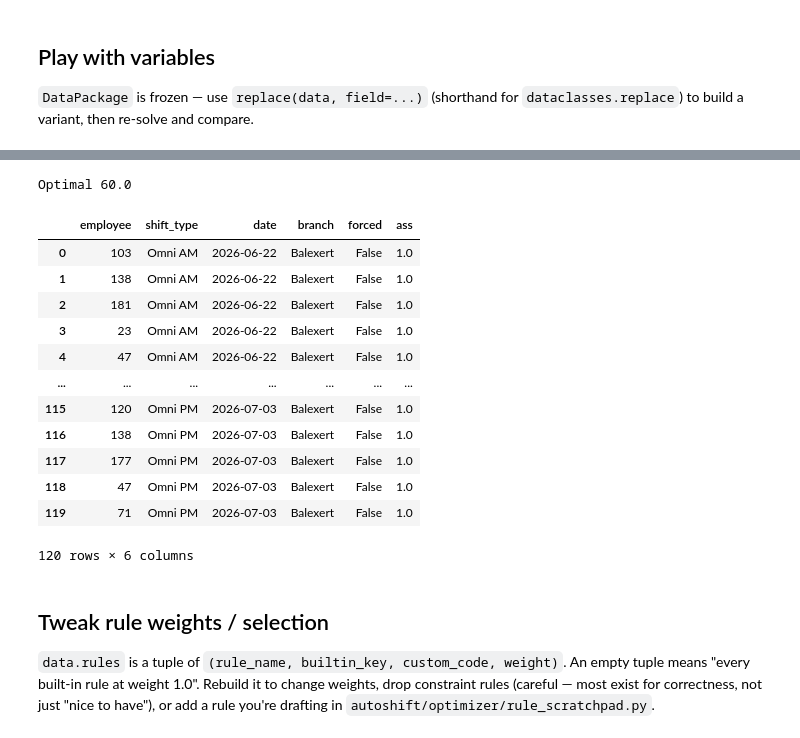
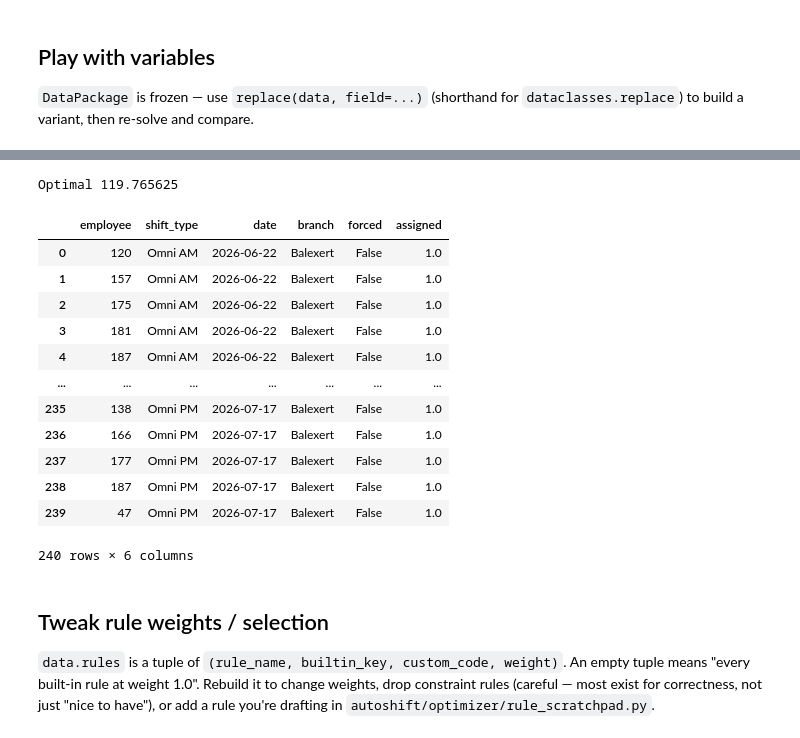
Before and after one commit to CMDBB/autoshift, a Jupyter notebook: sandbox/playground.ipynb, the cells around one changed output, grey strips where cells are left out. Drawn from its saved outputs; the diff is of its cells as text; code cells hidden in the pictures.

```diff
--- a/sandbox/playground.ipynb
+++ b/sandbox/playground.ipynb
@@ -36,7 +29,7 @@ logging.getLogger().setLevel(logging.DEBUG)
 
 Point this at whichever file `capture-datapackage` produced.
 # %%
-SNAPSHOT = Path("snapshots/AS-2026-06-22-051.json")
+SNAPSHOT = Path("snapshots/AS-2026-06-22-052.json")
 
 data = DataPackage.loads(SNAPSHOT.read_text())
 active_rule_count = len(data.rules) or len(BUILTIN_RULES)
@@ -140,7 +315,7 @@ wat
 # variant = replace(data, target_shifts={**data.target_shifts, employee: 40})
 
 variant = data  # start here, then override fields above
-prob2, x2, active_rooms2, _ = solve(variant)
-print(status(prob2), pulp.value(prob2.objective))
-assignment_frame(variant, x2)
+prob4, x4, active_rooms4, _ = solve(variant)
+print(status(prob4), pulp.value(prob4.objective))
+assignment_frame(variant, x4)
 # %% [output]
@@ -148,17 +323,17 @@ DEBUG:pulp.apis.core:cbc /tmp/87f9591901154bdaa8bb57dda2f69004-pulp.mps -max -se
-Optimal 60.0
+Optimal 119.765625
-|  | employee | shift_type | date | branch | forced | ass |
-| 0 | 103 | Omni AM | 2026-06-22 | Balexert | False | 1.0 |
-| 1 | 138 | Omni AM | 2026-06-22 | Balexert | False | 1.0 |
-| 2 | 181 | Omni AM | 2026-06-22 | Balexert | False | 1.0 |
-| 3 | 23 | Omni AM | 2026-06-22 | Balexert | False | 1.0 |
-| 4 | 47 | Omni AM | 2026-06-22 | Balexert | False | 1.0 |
+|  | employee | shift_type | date | branch | forced | assigned |
+| 0 | 120 | Omni AM | 2026-06-22 | Balexert | False | 1.0 |
+| 1 | 157 | Omni AM | 2026-06-22 | Balexert | False | 1.0 |
+| 2 | 175 | Omni AM | 2026-06-22 | Balexert | False | 1.0 |
+| 3 | 181 | Omni AM | 2026-06-22 | Balexert | False | 1.0 |
+| 4 | 187 | Omni AM | 2026-06-22 | Balexert | False | 1.0 |
 | ... | ... | ... | ... | ... | ... | ... |
-| 115 | 120 | Omni PM | 2026-07-03 | Balexert | False | 1.0 |
-| 116 | 138 | Omni PM | 2026-07-03 | Balexert | False | 1.0 |
-| 117 | 177 | Omni PM | 2026-07-03 | Balexert | False | 1.0 |
-| 118 | 47 | Omni PM | 2026-07-03 | Balexert | False | 1.0 |
-| 119 | 71 | Omni PM | 2026-07-03 | Balexert | False | 1.0 |
+| 235 | 138 | Omni PM | 2026-07-17 | Balexert | False | 1.0 |
+| 236 | 166 | Omni PM | 2026-07-17 | Balexert | False | 1.0 |
+| 237 | 177 | Omni PM | 2026-07-17 | Balexert | False | 1.0 |
+| 238 | 187 | Omni PM | 2026-07-17 | Balexert | False | 1.0 |
+| 239 | 47 | Omni PM | 2026-07-17 | Balexert | False | 1.0 |
-120 rows × 6 columns
+240 rows × 6 columns
 # %% [markdown]
 ## Tweak rule weights / selection
 
```
Also changed, not shown: parts of 28 cells of this notebook, 4 other files.
